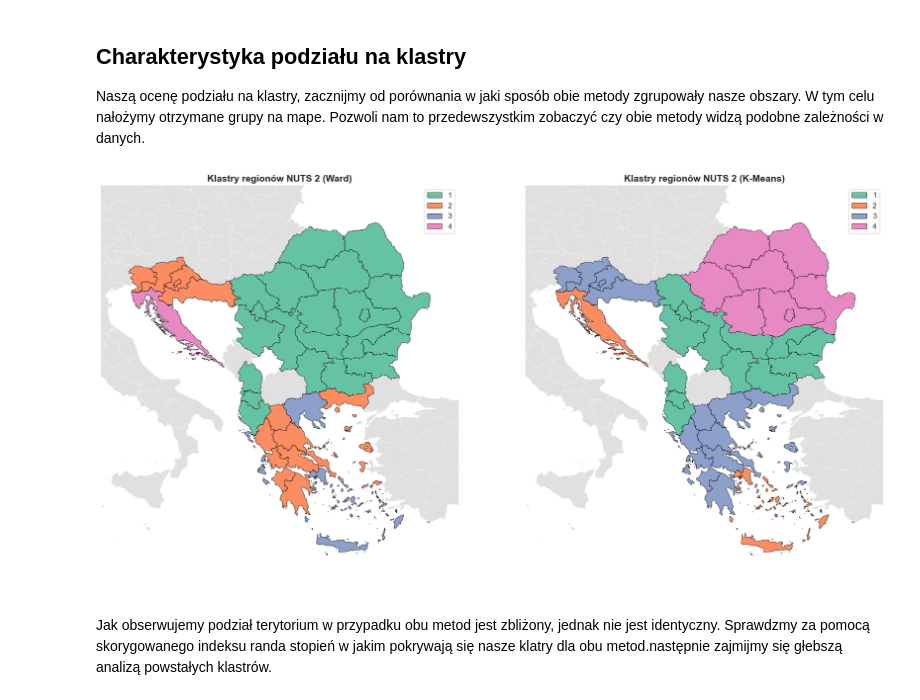
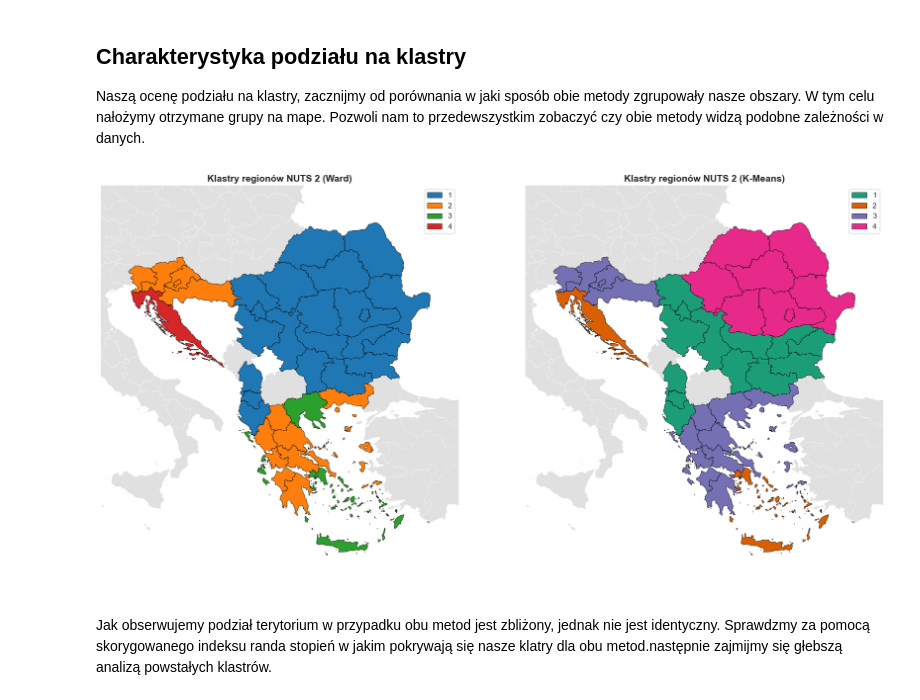
Before and after one commit to kawalerski-ja/Balkan-Tourism, a Jupyter notebook: Projekt_Balkany_Analiza_V3.ipynb, the cells around one changed output. Saved outputs shown, nothing was run; the diff lists cells and outputs as text; code cells hidden in the pictures.

```diff
--- a/Projekt_Balkany_Analiza_V3.ipynb
+++ b/Projekt_Balkany_Analiza_V3.ipynb
@@ -364,16 +366,17 @@ Zobiektywizowana kategoryzacja: Podział regionów na cztery klasy typologiczne,
 
 Naszą ocenę podziału na  klastry, zacznijmy od porównania w jaki sposób obie metody zgrupowały nasze obszary. W tym celu nałożymy otrzymane grupy na mape. Pozwoli nam to przedewszystkim zobaczyć czy obie metody widzą podobne zależności w danych.
 # %%
-
-
-# 1. Pobranie granic NUTS 2 dla całej Europy
-
+# Pobranie granic NUTS 2 dla całej Europy
 nuts2_map = gpd.read_file("https://gisco-services.ec.europa.eu/distribution/v2/nuts/geojson/NUTS_RG_03M_2021_4326_LEVL_2.geojson")
 
-# 2. Połączenie z danymi klastrów
+# Połączenie z danymi klastrów
 merged_map = nuts2_map.merge(df, left_on='NUTS_ID', right_on='geo', how='inner')
 
-# 3. Tworzenie okna
+# Rzutowanie klastrów na stringi, aby Matplotlib traktował je jako niezależne kategorie, a nie liczby ciągłe
+merged_map['Cluster_Ward_str'] = merged_map['Cluster_Ward'].astype(str)
+merged_map['Cluster_KMeans_str'] = merged_map['Cluster_KMeans'].astype(str)
+
+# Tworzenie okna
 fig, ax = plt.subplots(1, 2, figsize=(18, 9))
 
 # Ustalenie granic kadru wokół Bałkanów (+ bufor 1.5 stopnia z każdej strony)
@@ -381,8 +384,8 @@ minx, miny, maxx, maxy = merged_map.total_bounds
 margin = 1.5
 
 # Kolory dla otoczenia
-KOLOR_MORZA = "#92ccf9"      # Delikatny błękit
-KOLOR_SASIADOW = '#e0e0e0'   # Jasna szarość
+KOLOR_MORZA = "#92ccf9"
+KOLOR_SASIADOW = '#e0e0e0'
 
 for a in ax:
     # Ustawienie morza jako tła wykresu
@@ -398,39 +401,38 @@ for a in ax:
 
 # Warstwa 2 LEWA: Klastry Ward
 merged_map.plot(
-    column='Cluster_Ward',
+    column='Cluster_Ward_str',
     categorical=True,
     legend=True,
-    cmap='Set2',
+    cmap='tab10',
     edgecolor='black',
     linewidth=0.5,
     ax=ax[0]
 )
 ax[0].set_title('Klastry regionów NUTS 2 (Ward)', fontsize=14, fontweight='bold')
 
 # Warstwa 2 PRAWA: Klastry K-Means
 merged_map.plot(
-    column='Cluster_KMeans',
+    column='Cluster_KMeans_str',
     categorical=True,
     legend=True,
-    cmap='Set2',
+    cmap='Dark2',
     edgecolor='black',
     linewidth=0.5,
     ax=ax[1]
 )
 ax[1].set_title('Klastry regionów NUTS 2 (K-Means)', fontsize=14, fontweight='bold')
 
 # Kadrowanie widoku do obszaru Bałkanów
 for a in ax:
     a.set_xlim(minx - margin, maxx + margin)
     a.set_ylim(miny - margin, maxy + margin)
     a.axis('off')  # Ukrycie ramki i osi ze współrzędnymi
 
-
 plt.tight_layout()
 plt.show()
 # %% [output]
-[figure, old version]
+[figure, new version]
 # %% [markdown]
 Jak obserwujemy podział terytorium w przypadku obu metod jest zbliżony, jednak nie jest identyczny. Sprawdzmy za pomocą skorygowanego indeksu randa stopień w jakim pokrywają się nasze klatry dla obu metod.następnie zajmijmy się głebszą analizą powstałych klastrów.
 # %%
```
Also changed, not shown: parts of 11 cells of this notebook, 1 other file.
